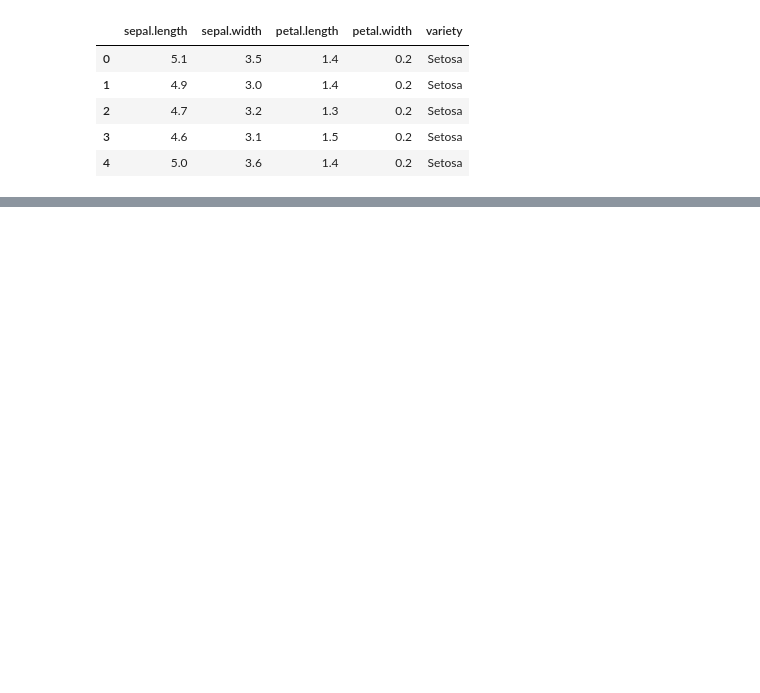
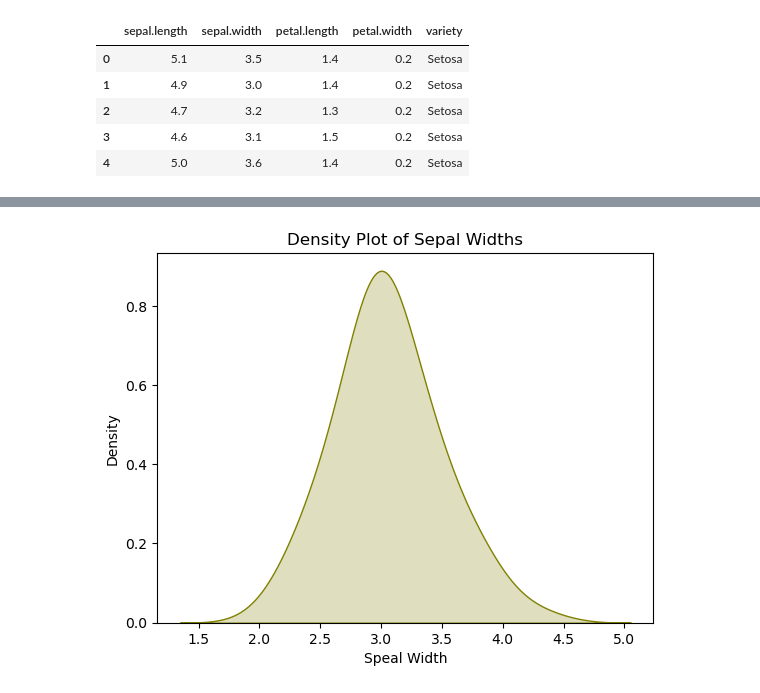
Before and after one commit to musabbirsammak/machine-learning-with-python, a Jupyter notebook: lecture-2-matplotlib.ipynb, the cells around one changed output, grey strips where cells are left out. Saved outputs shown, nothing was run; the diff lists cells and outputs as text; code cells hidden in the pictures; blank space fills up the shorter version.

```diff
--- a/lecture-2-matplotlib.ipynb
+++ b/lecture-2-matplotlib.ipynb
@@ -591,0 +555,8 @@ NameError: name 'prices' is not defined
+# %%
+sns.kdeplot(iris['sepal.width'], fill=True, bw_method=0.5, color="olive")
+plt.xlabel('Speal Width')
+plt.ylabel("Density")
+plt.title('Density Plot of Sepal Widths')
+plt.show()
+# %% [output]
+[figure, added]
```
Also changed, not shown: parts of 44 cells of this notebook.
